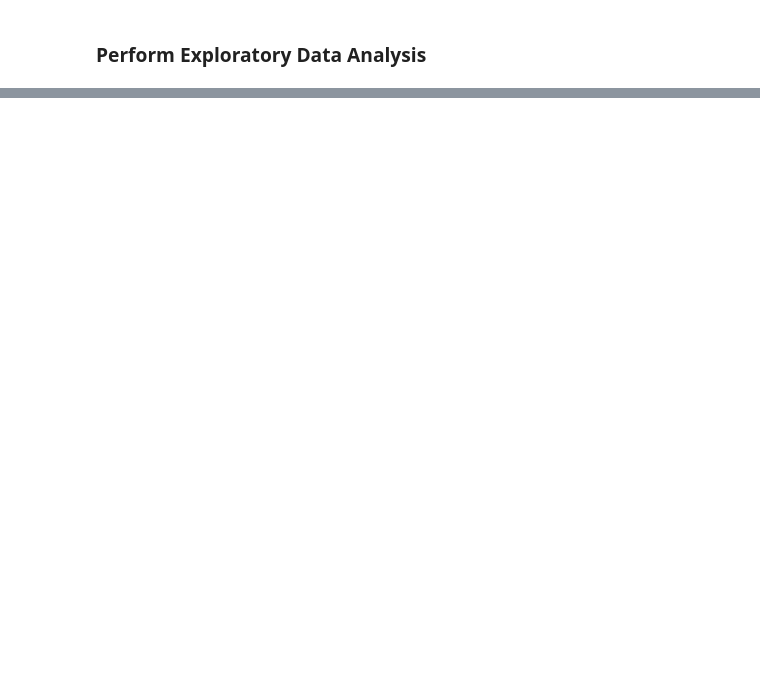
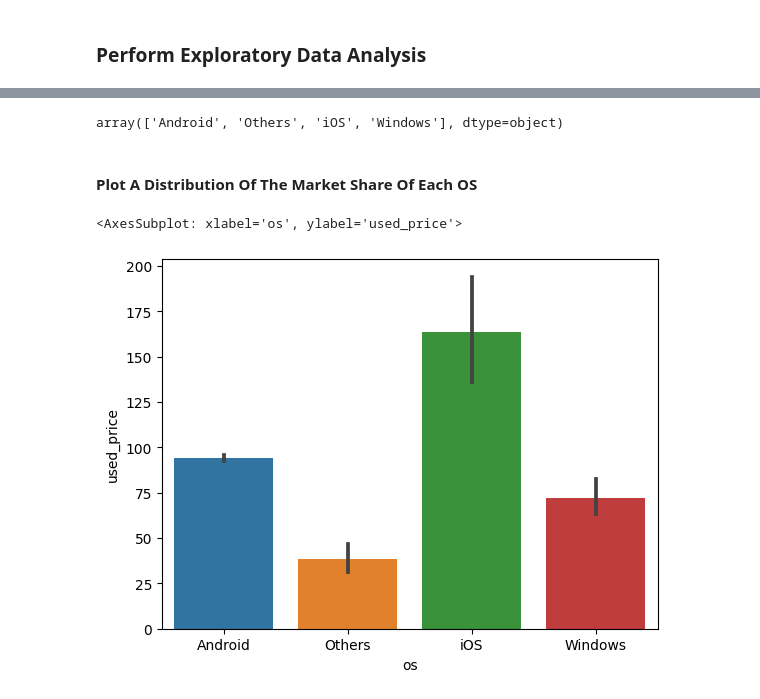
Before and after one commit to moro23/ml_price_prediction_project, a Jupyter notebook: notebook.ipynb, the cells around one changed output, grey strips where cells are left out. Cells and saved outputs as stored; diff of their text form; code cells hidden in the pictures; blank space fills up the shorter version.

```diff
--- a/notebook.ipynb
+++ b/notebook.ipynb
@@ -122,0 +188,12 @@ dtype: int64
+# %%
+df['os'].unique()
+# %% [output]
+array(['Android', 'Others', 'iOS', 'Windows'], dtype=object)
+# %% [markdown]
+#### Plot A Distribution Of The Market Share Of Each OS
+# %%
+
+sns.barplot(data=df, x="os", y="used_price")
+# %% [output]
+<AxesSubplot: xlabel='os', ylabel='used_price'>
+[figure, added]
```
Also changed, not shown: parts of 16 cells of this notebook.
